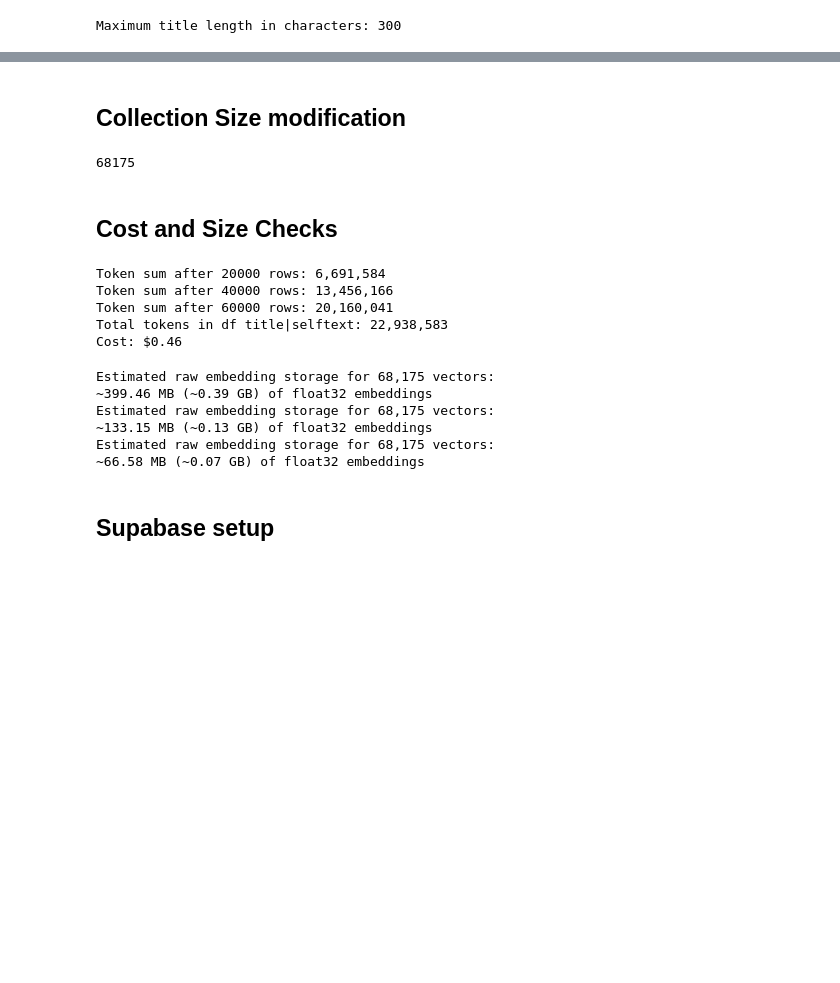
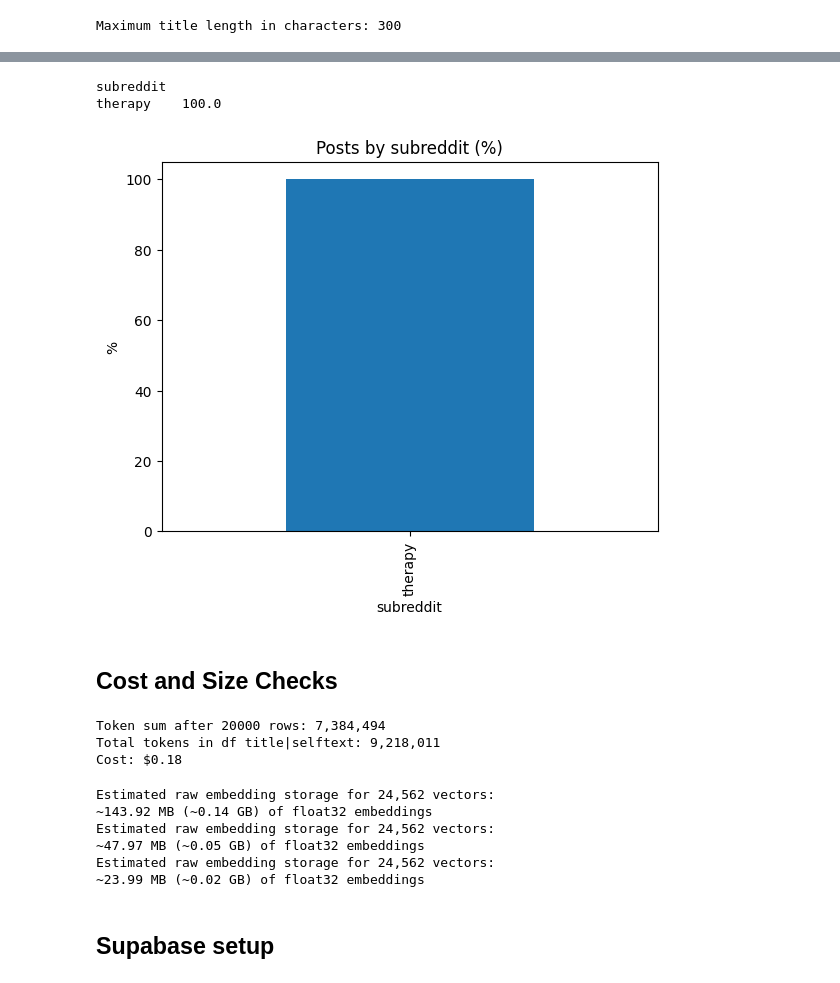
Before and after one commit to remuspoon/finddit, a Jupyter notebook: setup/setup.ipynb, the cells around one changed output, grey strips where cells are left out. Cells and saved outputs as stored; diff of their text form; code cells hidden in the pictures; blank space fills up the shorter version.

```diff
--- a/setup/setup.ipynb
+++ b/setup/setup.ipynb
@@ -132,11 +147,12 @@ Documents truncated to 16000 chars. Rows affected: 0
-# %% [markdown]
-## Collection Size modification
-# %%
-subsample_df = clean_df.sample(n=70000, random_state=67) if len(clean_df) > 70000 else clean_df
-
-len(subsample_df)
-# %% [output]
-68175
+# %%
+counts = clean_df["subreddit"].value_counts()
+pct = (counts / counts.sum() * 100).round(1)
+pct.plot(kind="bar", title="Posts by subreddit (%)", ylabel="%");
+print(pct.to_string())
+# %% [output]
+subreddit
+therapy    100.0
+[figure, added]
 # %% [markdown]
 ## Cost and Size Checks
 # %%
@@ -162,13 +178,11 @@ def count_selftext_tokens(df, encoding):
     print(f"Cost: ${cost:.2f}")
     return
 
-count_selftext_tokens(subsample_df, encoding)
+count_selftext_tokens(clean_df, encoding)
 # %% [output]
-Token sum after 20000 rows: 6,691,584
-Token sum after 40000 rows: 13,456,166
-Token sum after 60000 rows: 20,160,041
-Total tokens in df title|selftext: 22,938,583
-Cost: $0.46
+Token sum after 20000 rows: 7,384,494
+Total tokens in df title|selftext: 9,218,011
+Cost: $0.18
 # %%
 BYTES_PER_VALUE = 4   # float32
 
@@ -182,17 +196,17 @@ def estimate_vector_store_size(num_vectors, dim, bytes_per_value=BYTES_PER_VALUE
     return
 
 
-num_vectors = len(subsample_df)
+num_vectors = len(clean_df)
 estimate_vector_store_size(num_vectors, 1536)
 estimate_vector_store_size(num_vectors, 512)
 estimate_vector_store_size(num_vectors, 256)
 # %% [output]
-Estimated raw embedding storage for 68,175 vectors:
-~399.46 MB (~0.39 GB) of float32 embeddings
-Estimated raw embedding storage for 68,175 vectors:
-~133.15 MB (~0.13 GB) of float32 embeddings
-Estimated raw embedding storage for 68,175 vectors:
-~66.58 MB (~0.07 GB) of float32 embeddings
+Estimated raw embedding storage for 24,562 vectors:
+~143.92 MB (~0.14 GB) of float32 embeddings
+Estimated raw embedding storage for 24,562 vectors:
+~47.97 MB (~0.05 GB) of float32 embeddings
+Estimated raw embedding storage for 24,562 vectors:
+~23.99 MB (~0.02 GB) of float32 embeddings
 # %% [markdown]
 ## Supabase setup
 # %%
```
Also changed, not shown: parts of 23 cells of this notebook, 1 other file.
